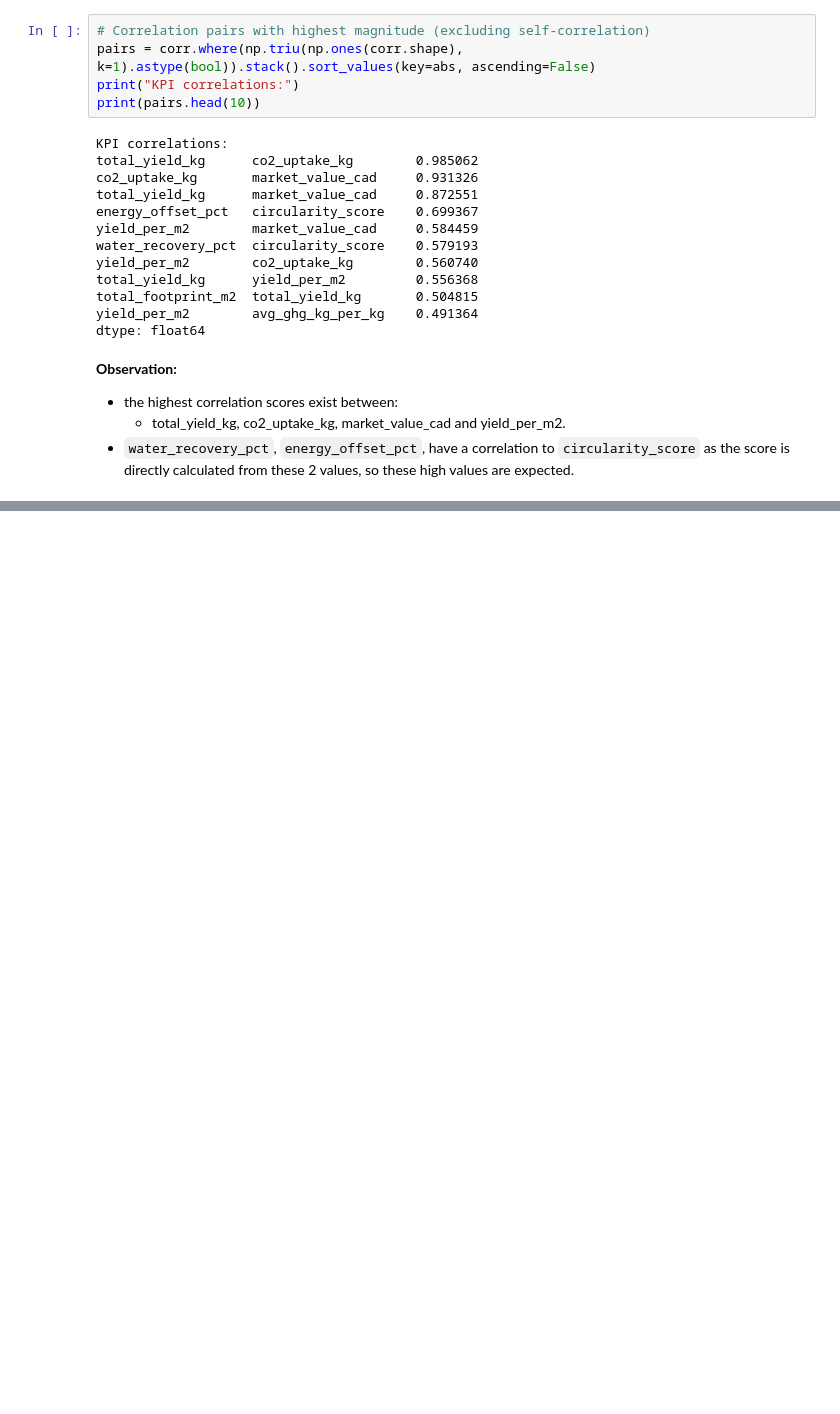
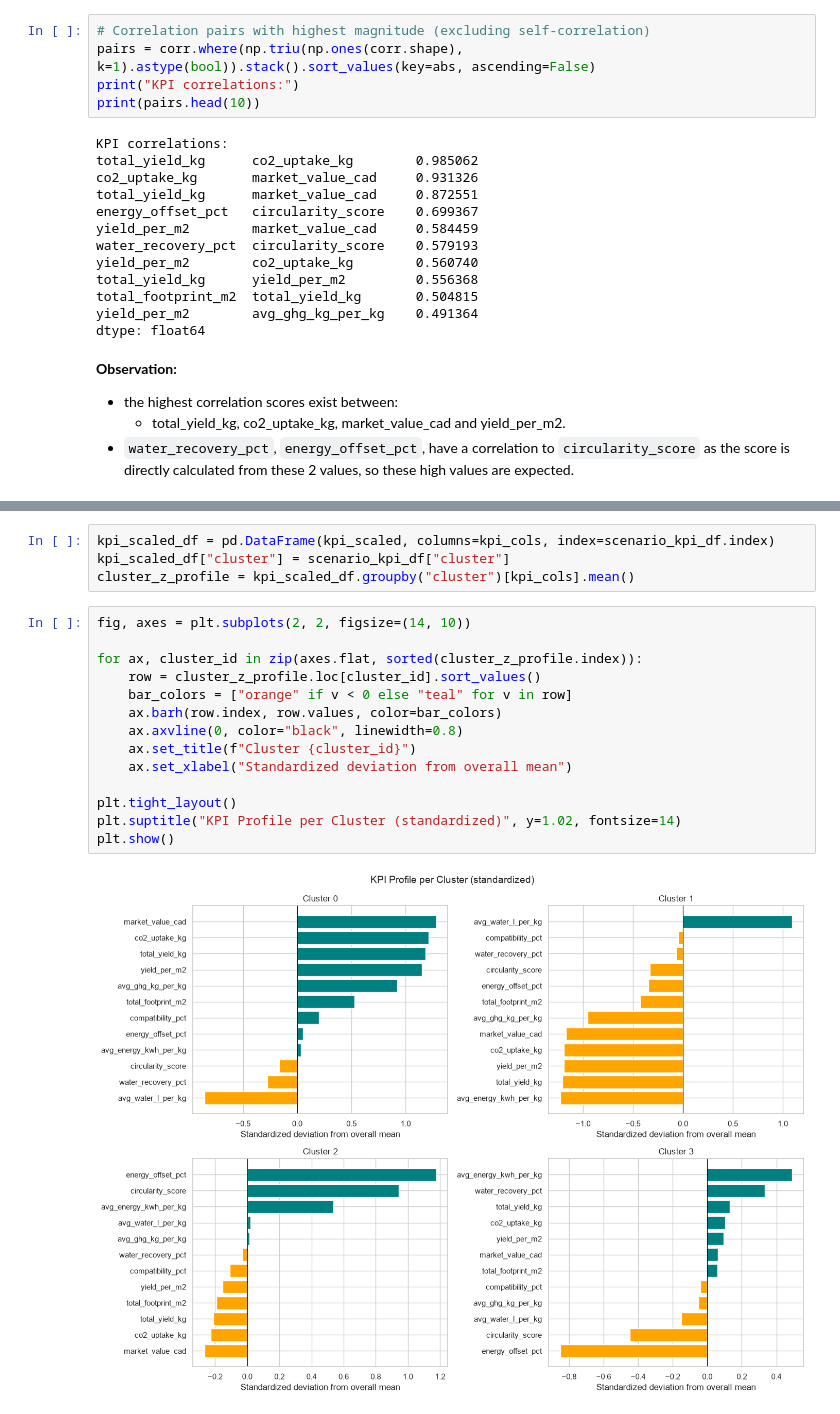
Before and after one commit to minahilfaisal-sfu/Faisal_Minahil_Final_Project, a Jupyter notebook: project-notebook.ipynb, the cells around one changed output, grey strips where cells are left out. Cells and saved outputs as stored; diff of their text form; blank space fills up the shorter version.

```diff
--- a/project-notebook.ipynb
+++ b/project-notebook.ipynb
@@ -802,0 +947,20 @@ dtype: float64
+# %%
+kpi_scaled_df = pd.DataFrame(kpi_scaled, columns=kpi_cols, index=scenario_kpi_df.index)
+kpi_scaled_df["cluster"] = scenario_kpi_df["cluster"]
+cluster_z_profile = kpi_scaled_df.groupby("cluster")[kpi_cols].mean()
+# %%
+fig, axes = plt.subplots(2, 2, figsize=(14, 10))
+
+for ax, cluster_id in zip(axes.flat, sorted(cluster_z_profile.index)):
+    row = cluster_z_profile.loc[cluster_id].sort_values()
+    bar_colors = ["orange" if v < 0 else "teal" for v in row]
+    ax.barh(row.index, row.values, color=bar_colors)
+    ax.axvline(0, color="black", linewidth=0.8)
+    ax.set_title(f"Cluster {cluster_id}")
+    ax.set_xlabel("Standardized deviation from overall mean")
+
+plt.tight_layout()
+plt.suptitle("KPI Profile per Cluster (standardized)", y=1.02, fontsize=14)
+plt.show()
+# %% [output]
+[figure, added]
```
Also changed, not shown: parts of 32 cells of this notebook.
